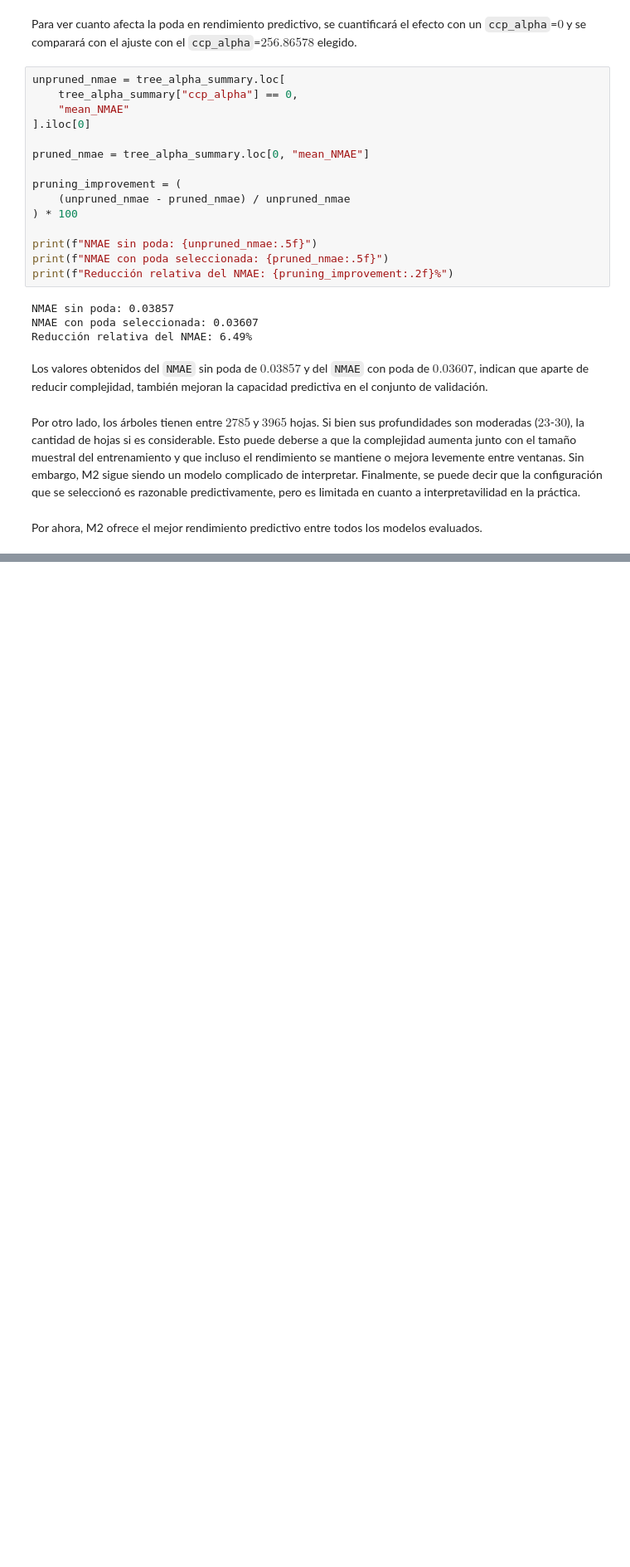
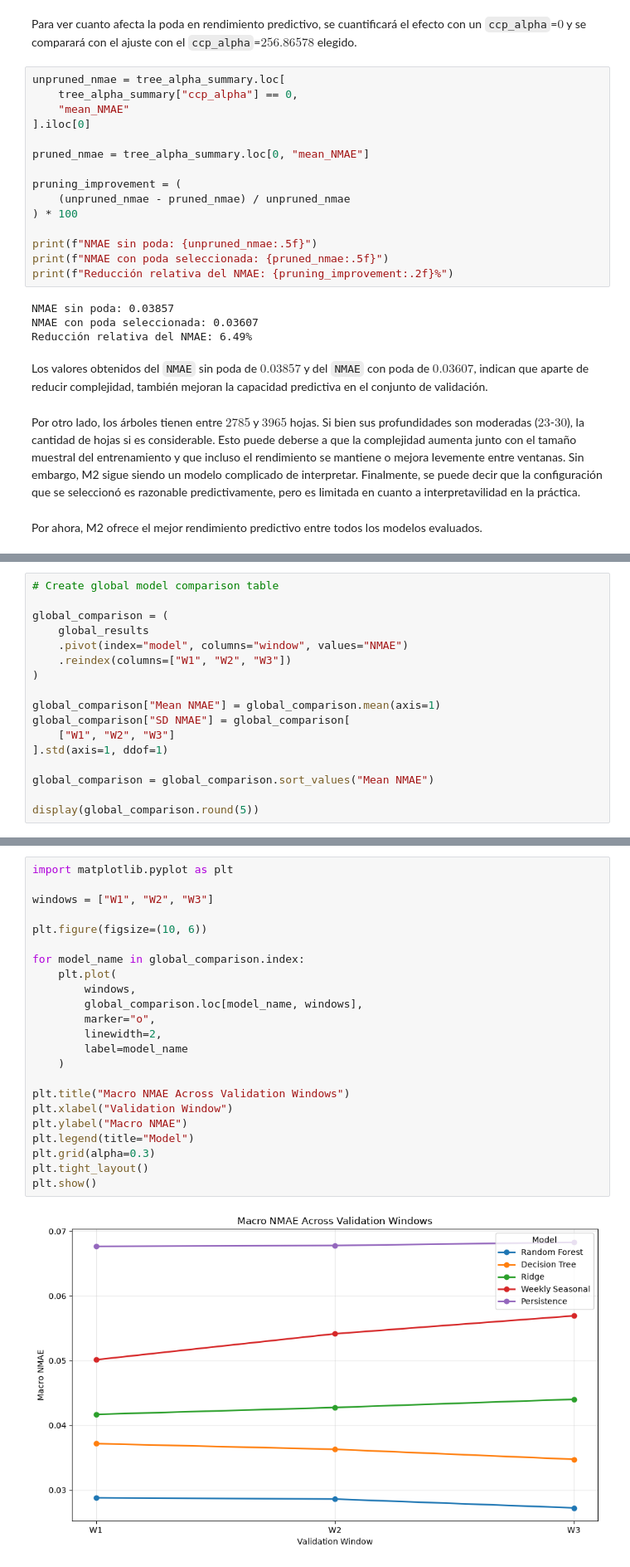
Before and after one commit to jorge-mardones-data/electricity-demand-forecasting, a Jupyter notebook: notebooks/03_model_development.ipynb, the cells around one changed output, grey strips where cells are left out. Shown at 83% size. Saved outputs shown, nothing was run; the diff lists cells and outputs as text; blank space fills up the shorter version.

```diff
--- a/notebooks/03_model_development.ipynb
+++ b/notebooks/03_model_development.ipynb
@@ -904,0 +1583,17 @@ Por ahora, M2 ofrece el mejor rendimiento predictivo entre todos los modelos eva
+# %%
+# Create global model comparison table
+
+global_comparison = (
+    global_results
+    .pivot(index="model", columns="window", values="NMAE")
+    .reindex(columns=["W1", "W2", "W3"])
+)
+
+global_comparison["Mean NMAE"] = global_comparison.mean(axis=1)
+global_comparison["SD NMAE"] = global_comparison[
+    ["W1", "W2", "W3"]
+].std(axis=1, ddof=1)
+
+global_comparison = global_comparison.sort_values("Mean NMAE")
+
+display(global_comparison.round(5))
@@ -904,0 +1616,25 @@ Por ahora, M2 ofrece el mejor rendimiento predictivo entre todos los modelos eva
+# %%
+import matplotlib.pyplot as plt
+
+windows = ["W1", "W2", "W3"]
+
+plt.figure(figsize=(10, 6))
+
+for model_name in global_comparison.index:
+    plt.plot(
+        windows,
+        global_comparison.loc[model_name, windows],
+        marker="o",
+        linewidth=2,
+        label=model_name
+    )
+
+plt.title("Macro NMAE Across Validation Windows")
+plt.xlabel("Validation Window")
+plt.ylabel("Macro NMAE")
+plt.legend(title="Model")
+plt.grid(alpha=0.3)
+plt.tight_layout()
+plt.show()
+# %% [output]
+[figure, added]
```
Also changed, not shown: parts of 61 cells of this notebook, 6 other files.
